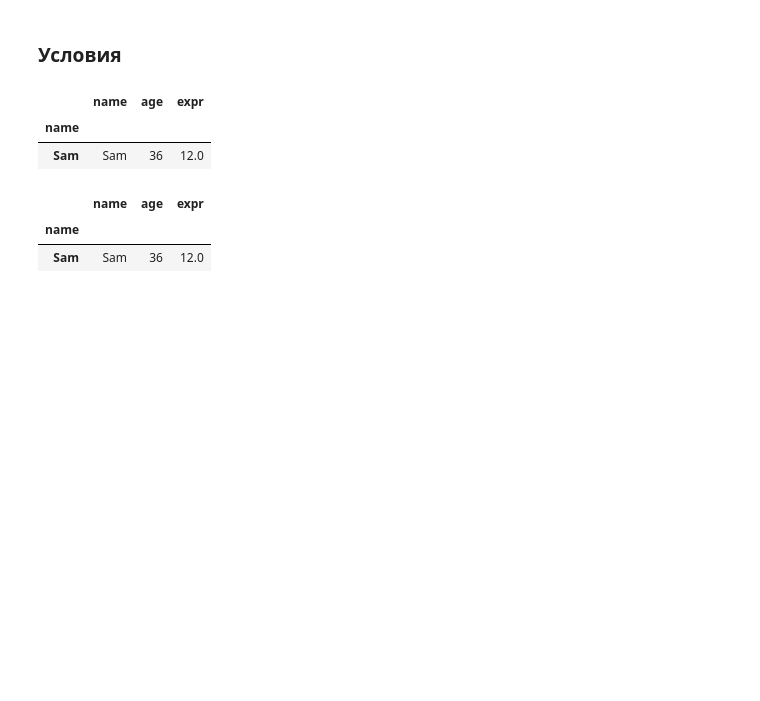
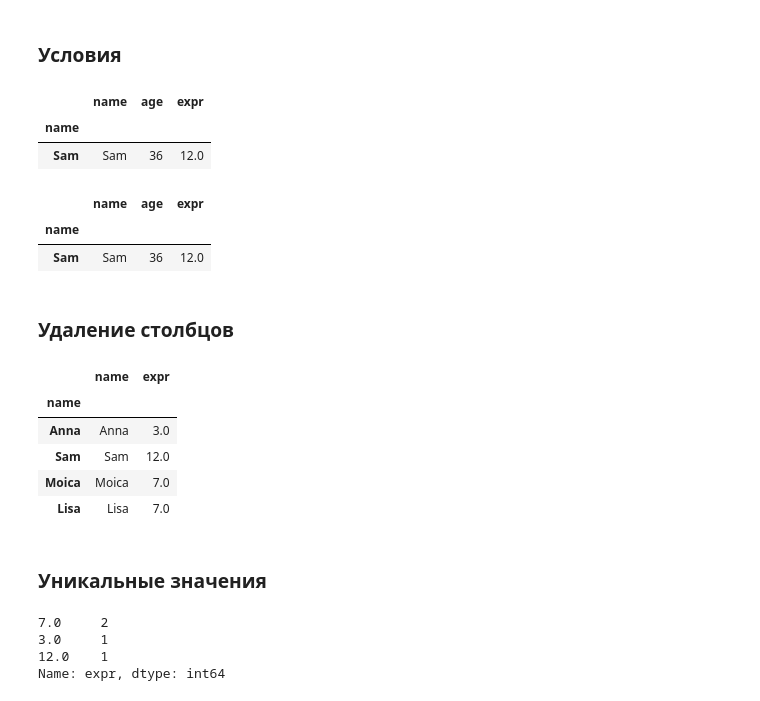
Before and after one commit to RomanK-ML/my-notes, a Jupyter notebook: Конспекты/Data Science/Анализ данных/Pandas.ipynb, the cells around one changed output. Drawn from its saved outputs; the diff is of its cells as text; code cells hidden in the pictures; blank space fills up the shorter version.

```diff
--- a/Конспекты/Data Science/Анализ данных/Pandas.ipynb
+++ b/Конспекты/Data Science/Анализ данных/Pandas.ipynb
@@ -170,3 +170,23 @@ df[(df['age'] > 30) & (df['expr'] > 7)]
 |  | name | age | expr |
 | name |  |  |  |
 | Sam | Sam | 36 | 12.0 |
+# %% [markdown]
+### Удаление столбцов
+# %%
+df.drop(['age'], axis=1).head()
+# %% [output]
+|  | name | expr |
+| name |  |  |
+| Anna | Anna | 3.0 |
+| Sam | Sam | 12.0 |
+| Moica | Moica | 7.0 |
+| Lisa | Lisa | 7.0 |
+# %% [markdown]
+### Уникальные значения
+# %%
+df["expr"].value_counts()
+# %% [output]
+7.0     2
+3.0     1
+12.0    1
+Name: expr, dtype: int64
```
Also changed, not shown: parts of 1 cell of this notebook, 4 other files.
